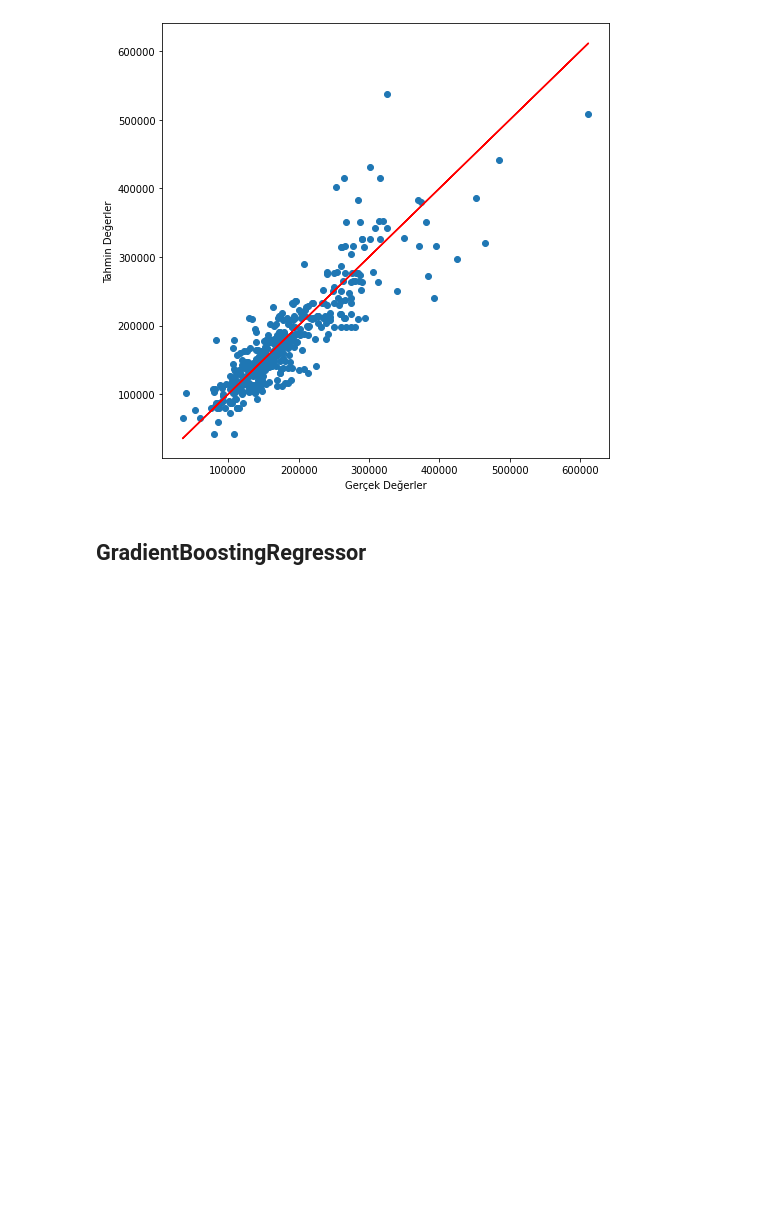
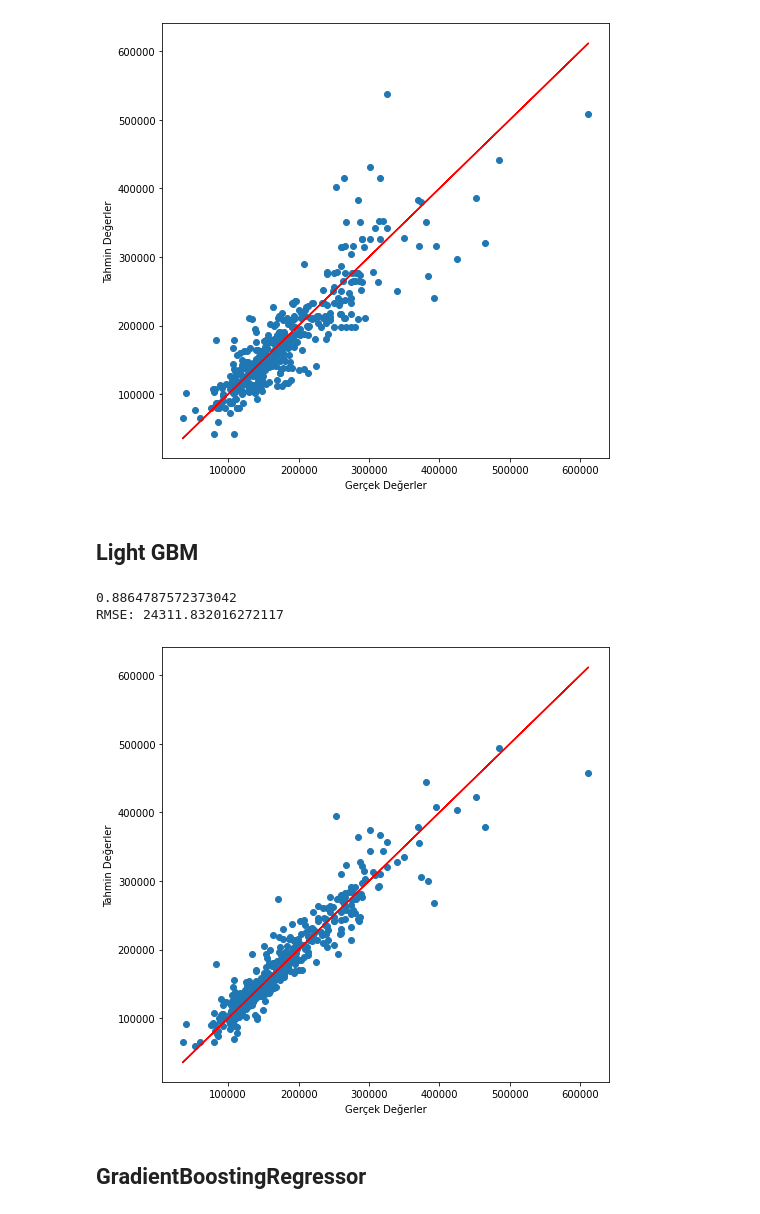
Before and after one commit to ekyerli/GD_VB_Week7, a Jupyter notebook: ML_Project.ipynb, the cells around one changed output. Saved outputs shown, nothing was run; the diff lists cells and outputs as text; code cells hidden in the pictures; blank space fills up the shorter version.

```diff
--- a/ML_Project.ipynb
+++ b/ML_Project.ipynb
@@ -641,6 +641,31 @@ plt.ylabel("Tahmin Değerler")
 plt.show()
 # %% [output]
 [figure]
+# %% [markdown]
+## Light GBM
+# %%
+import lightgbm as lgb
+
+gbm = lgb.LGBMRegressor()
+gbm.fit(X_train, y_train)
+y_pred = gbm.predict(X_test, num_iteration=gbm.best_iteration_)
+
+
+print(gbm.score(x_test,y_test))
+rmse = math.sqrt(mean_squared_error(y_test,y_pred))
+print("RMSE:",rmse)
+# %% [output]
+0.8864787572373042
+RMSE: 24311.832016272117
+# %%
+plt.figure(figsize=(8,8))
+plt.scatter(y_test, y_pred)
+plt.plot(y_test, y_test, color="red")
+plt.xlabel("Gerçek Değerler")
+plt.ylabel("Tahmin Değerler")
+plt.show()
+# %% [output]
+[figure, added]
 # %% [markdown]
 ## GradientBoostingRegressor
 # %%
```
Also changed, not shown: parts of 5 cells of this notebook.
